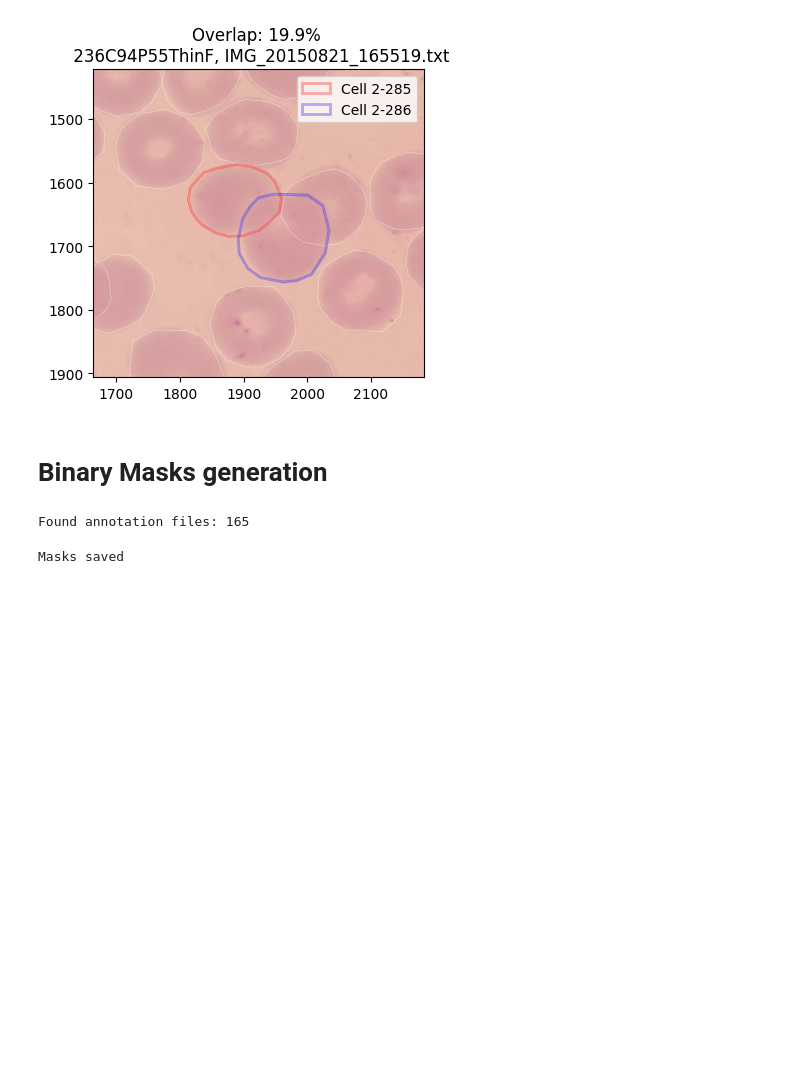
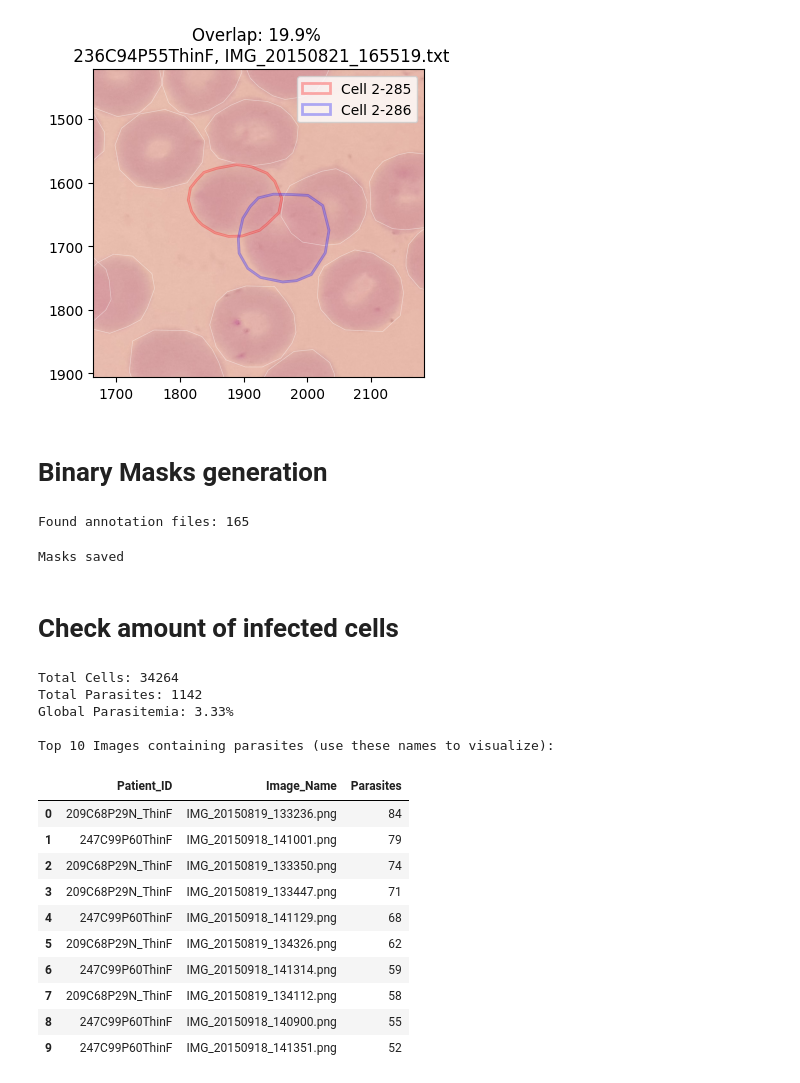
Before and after one commit to SolovevaPolina/Malaria_Screening, a Jupyter notebook: Mask_Data_Exploration_Generation.ipynb, the cells around one changed output. Drawn from its saved outputs; the diff is of its cells as text; code cells hidden in the pictures; blank space fills up the shorter version.

```diff
--- a/Mask_Data_Exploration_Generation.ipynb
+++ b/Mask_Data_Exploration_Generation.ipynb
@@ -242,3 +242,5 @@ generate_masks.main()
 # %% [output]
 Found annotation files: 165
 Masks saved
+# %% [markdown]
+# Check amount of infected cells
@@ -244,0 +283,28 @@ Masks saved
+# %%
+parasitemia = (total_parasites / total_cells * 100) if total_cells > 0 else 0
+
+print(f"\nTotal Cells: {total_cells}")
+print(f"Total Parasites: {total_parasites}")
+print(f"Global Parasitemia: {parasitemia:.2f}%")
+
+df = pd.DataFrame(infected_images)
+df = df.sort_values(by='Parasites', ascending=False).reset_index(drop=True)
+print("\nTop 10 Images containing parasites (use these names to visualize):")
+display(df.head(10))
+# %% [output]
+Total Cells: 34264
+Total Parasites: 1142
+Global Parasitemia: 3.33%
+
+Top 10 Images containing parasites (use these names to visualize):
+|  | Patient_ID | Image_Name | Parasites |
+| 0 | 209C68P29N_ThinF | IMG_20150819_133236.png | 84 |
+| 1 | 247C99P60ThinF | IMG_20150918_141001.png | 79 |
+| 2 | 209C68P29N_ThinF | IMG_20150819_133350.png | 74 |
+| 3 | 209C68P29N_ThinF | IMG_20150819_133447.png | 71 |
+| 4 | 247C99P60ThinF | IMG_20150918_141129.png | 68 |
+| 5 | 209C68P29N_ThinF | IMG_20150819_134326.png | 62 |
+| 6 | 247C99P60ThinF | IMG_20150918_141314.png | 59 |
+| 7 | 209C68P29N_ThinF | IMG_20150819_134112.png | 58 |
+| 8 | 247C99P60ThinF | IMG_20150918_140900.png | 55 |
+| 9 | 247C99P60ThinF | IMG_20150918_141351.png | 52 |
```
Also changed, not shown: parts of 1 cell of this notebook, 1 other file.
